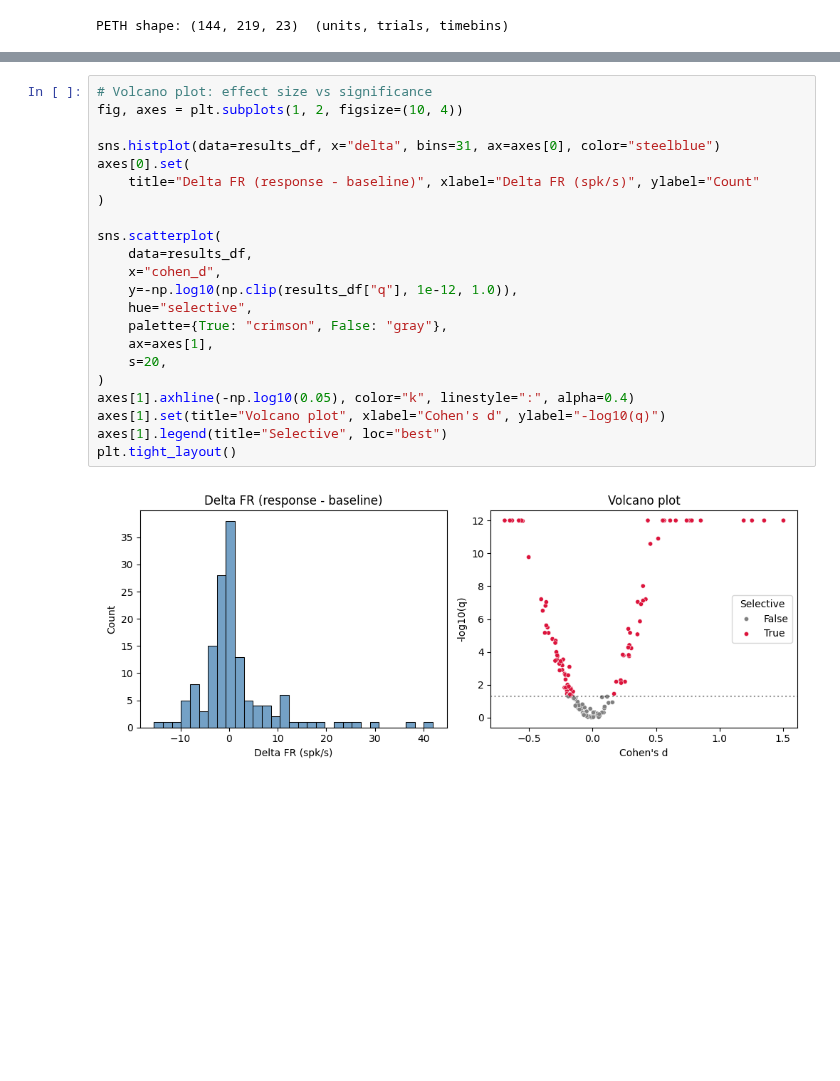
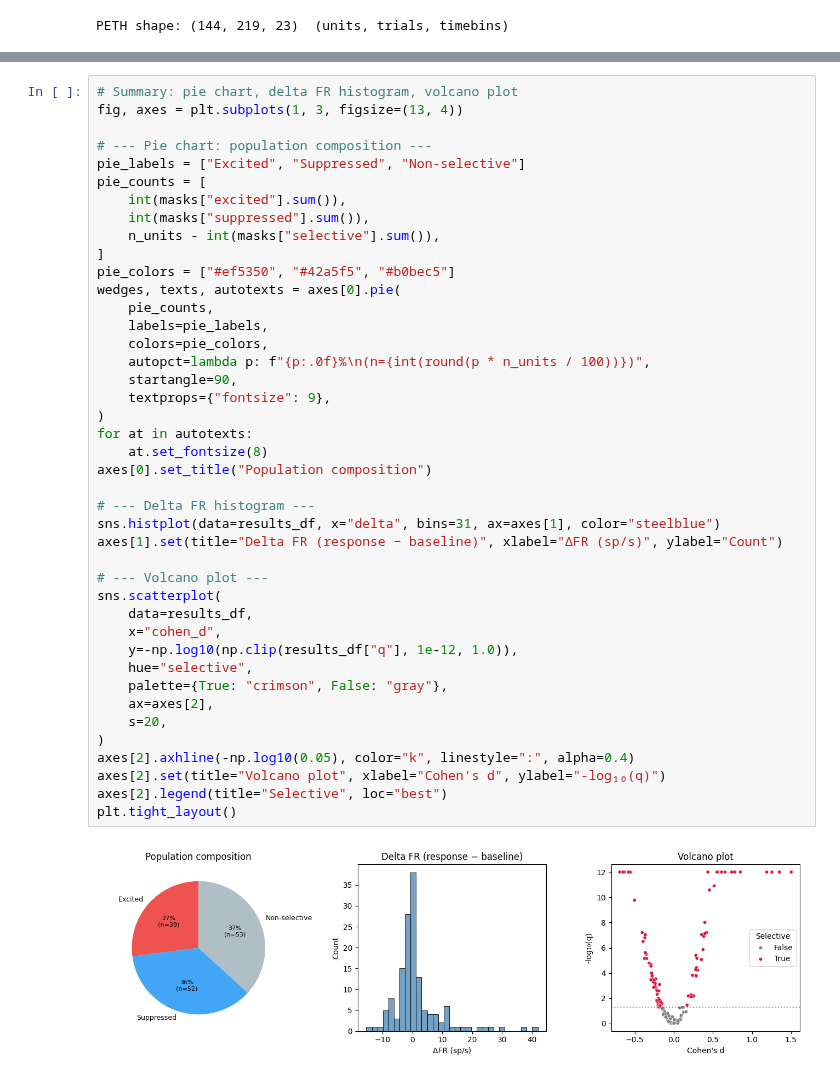
Before and after one commit to rojasgabriel/ephys, a Jupyter notebook: notebooks/selectivity.ipynb, the cells around one changed output, grey strips where cells are left out. Saved outputs shown, nothing was run; the diff lists cells and outputs as text; blank space fills up the shorter version.

```diff
--- a/notebooks/selectivity.ipynb
+++ b/notebooks/selectivity.ipynb
@@ -73,24 +176,44 @@ Selective: 91/144 (39 excited, 52 suppressed)
 # %%
-# Volcano plot: effect size vs significance
-fig, axes = plt.subplots(1, 2, figsize=(10, 4))
+# Summary: pie chart, delta FR histogram, volcano plot
+fig, axes = plt.subplots(1, 3, figsize=(13, 4))
 
-sns.histplot(data=results_df, x="delta", bins=31, ax=axes[0], color="steelblue")
-axes[0].set(
-    title="Delta FR (response - baseline)", xlabel="Delta FR (spk/s)", ylabel="Count"
+# --- Pie chart: population composition ---
+pie_labels = ["Excited", "Suppressed", "Non-selective"]
+pie_counts = [
+    int(masks["excited"].sum()),
+    int(masks["suppressed"].sum()),
+    n_units - int(masks["selective"].sum()),
+]
+pie_colors = ["#ef5350", "#42a5f5", "#b0bec5"]
+wedges, texts, autotexts = axes[0].pie(
+    pie_counts,
+    labels=pie_labels,
+    colors=pie_colors,
+    autopct=lambda p: f"{p:.0f}%\n(n={int(round(p * n_units / 100))})",
+    startangle=90,
+    textprops={"fontsize": 9},
 )
+for at in autotexts:
+    at.set_fontsize(8)
+axes[0].set_title("Population composition")
 
+# --- Delta FR histogram ---
+sns.histplot(data=results_df, x="delta", bins=31, ax=axes[1], color="steelblue")
+axes[1].set(title="Delta FR (response − baseline)", xlabel="ΔFR (sp/s)", ylabel="Count")
+
+# --- Volcano plot ---
 sns.scatterplot(
     data=results_df,
     x="cohen_d",
     y=-np.log10(np.clip(results_df["q"], 1e-12, 1.0)),
     hue="selective",
     palette={True: "crimson", False: "gray"},
-    ax=axes[1],
+    ax=axes[2],
     s=20,
 )
-axes[1].axhline(-np.log10(0.05), color="k", linestyle=":", alpha=0.4)
-axes[1].set(title="Volcano plot", xlabel="Cohen's d", ylabel="-log10(q)")
-axes[1].legend(title="Selective", loc="best")
+axes[2].axhline(-np.log10(0.05), color="k", linestyle=":", alpha=0.4)
+axes[2].set(title="Volcano plot", xlabel="Cohen's d", ylabel="-log₁₀(q)")
+axes[2].legend(title="Selective", loc="best")
 plt.tight_layout()
 # %% [output]
-[figure, old version]
+[figure, new version]
```
Also changed, not shown: parts of 5 cells of this notebook.
